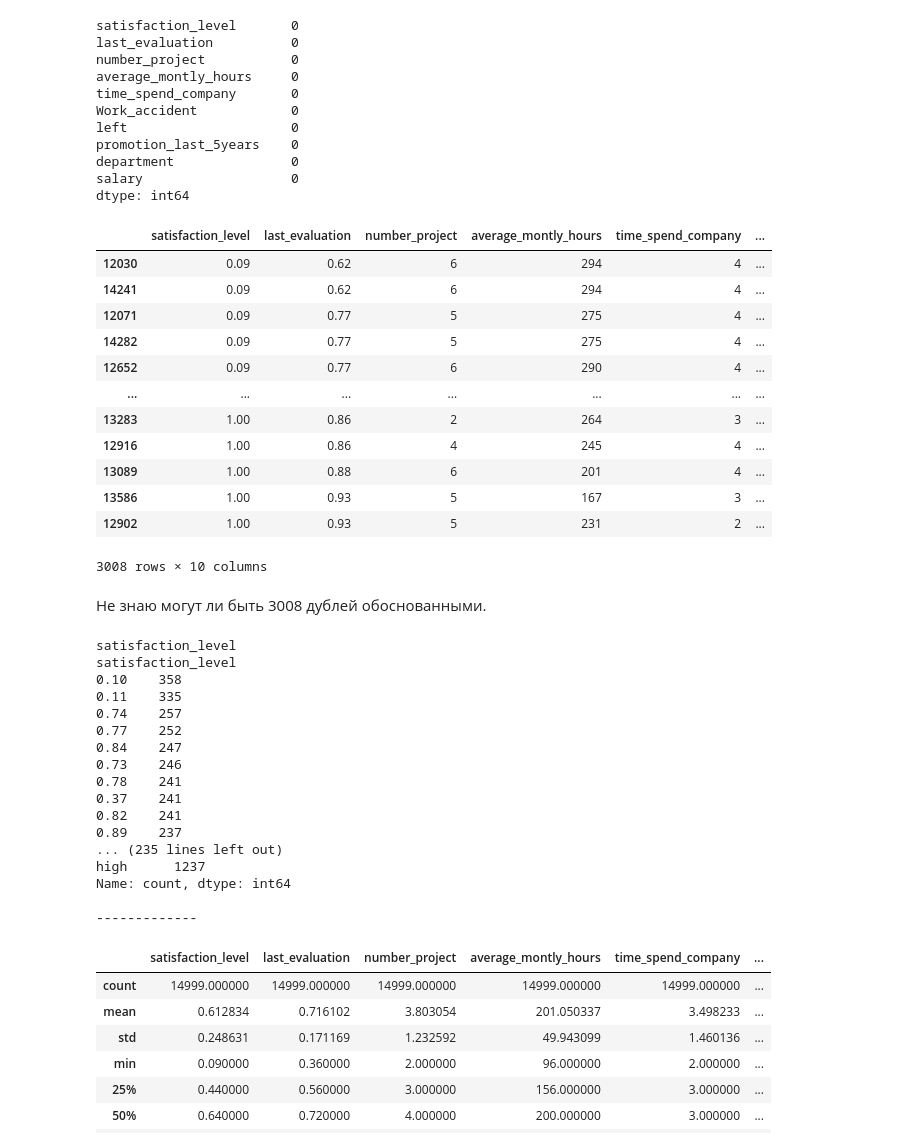
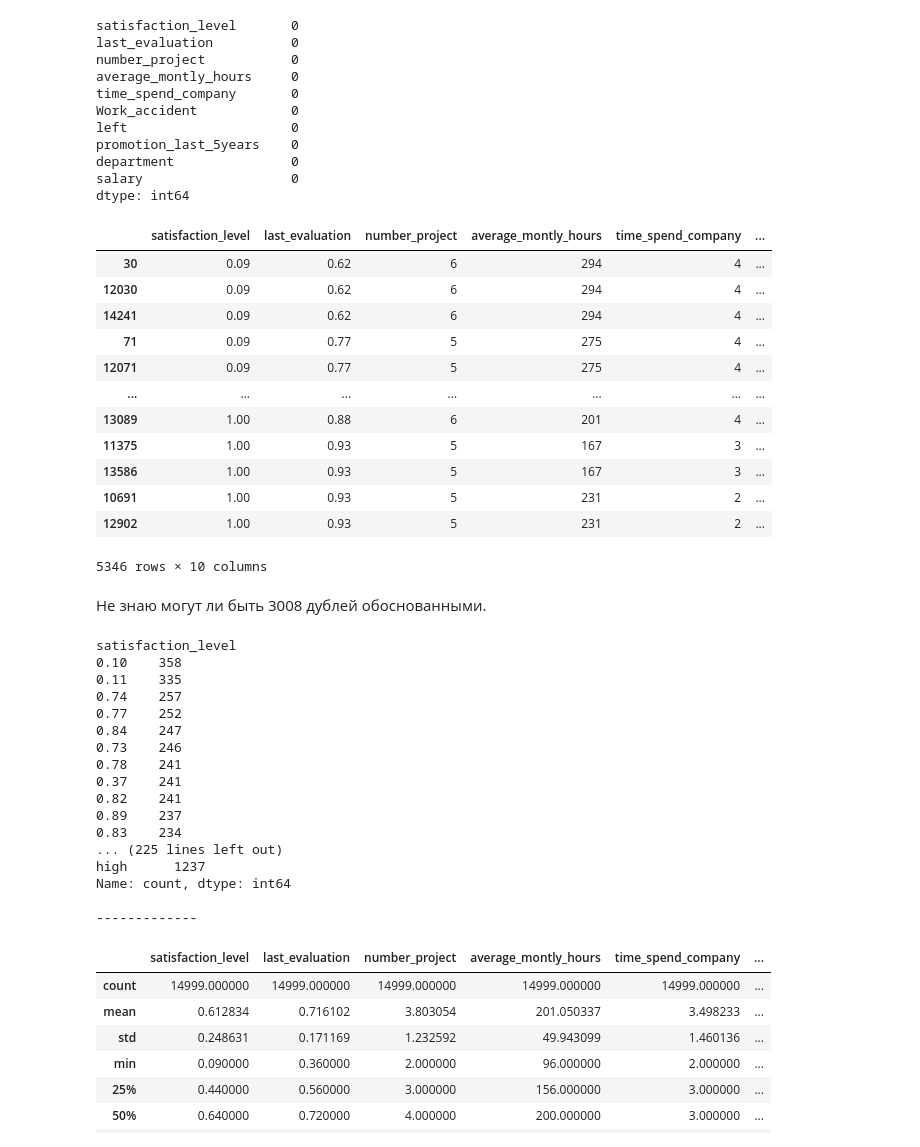
Before and after one commit to sadl1b/neto_hmrks, a Jupyter notebook: statistics/pyda_52_klimov_final.ipynb, the cells around one changed output. Saved outputs shown, nothing was run; the diff lists cells and outputs as text; code cells hidden in the pictures.

```diff
--- a/statistics/pyda_52_klimov_final.ipynb
+++ b/statistics/pyda_52_klimov_final.ipynb
@@ -86,32 +61,30 @@ dtype: int64
 # %%
 pd.set_option('display.max_rows',100)
 # %%
-df[df.duplicated()].sort_values(by=list(df.columns))
+df[df.duplicated(keep=False)].sort_values(by=list(df.columns))
 # %% [output]
 |  | satisfaction_level | last_evaluation | number_project | average_montly_hours | time_spend_company | ... |
+| 30 | 0.09 | 0.62 | 6 | 294 | 4 | ... |
 | 12030 | 0.09 | 0.62 | 6 | 294 | 4 | ... |
 | 14241 | 0.09 | 0.62 | 6 | 294 | 4 | ... |
+| 71 | 0.09 | 0.77 | 5 | 275 | 4 | ... |
 | 12071 | 0.09 | 0.77 | 5 | 275 | 4 | ... |
-| 14282 | 0.09 | 0.77 | 5 | 275 | 4 | ... |
-| 12652 | 0.09 | 0.77 | 6 | 290 | 4 | ... |
 | ... | ... | ... | ... | ... | ... | ... |
-| 13283 | 1.00 | 0.86 | 2 | 264 | 3 | ... |
-| 12916 | 1.00 | 0.86 | 4 | 245 | 4 | ... |
 | 13089 | 1.00 | 0.88 | 6 | 201 | 4 | ... |
+| 11375 | 1.00 | 0.93 | 5 | 167 | 3 | ... |
 | 13586 | 1.00 | 0.93 | 5 | 167 | 3 | ... |
+| 10691 | 1.00 | 0.93 | 5 | 231 | 2 | ... |
 | 12902 | 1.00 | 0.93 | 5 | 231 | 2 | ... |
-3008 rows × 10 columns
+5346 rows × 10 columns
 # %% [markdown]
 Не знаю могут ли быть 3008 дублей обоснованными.
 # %%
 #df = df.drop_duplicates()
 # %%
 for elem in df.columns:
-  print(elem)
   print(df[elem].value_counts())
   print(f'\n-------------')
 # %% [output]
-satisfaction_level
 satisfaction_level
 0.10    358
 0.11    335
@@ -123,7 +96,8 @@ satisfaction_level
 0.37    241
 0.82    241
 0.89    237
-... (235 lines left out)
+0.83    234
+... (225 lines left out)
 high      1237
 Name: count, dtype: int64
 
```
Also changed, not shown: parts of 49 cells of this notebook.
